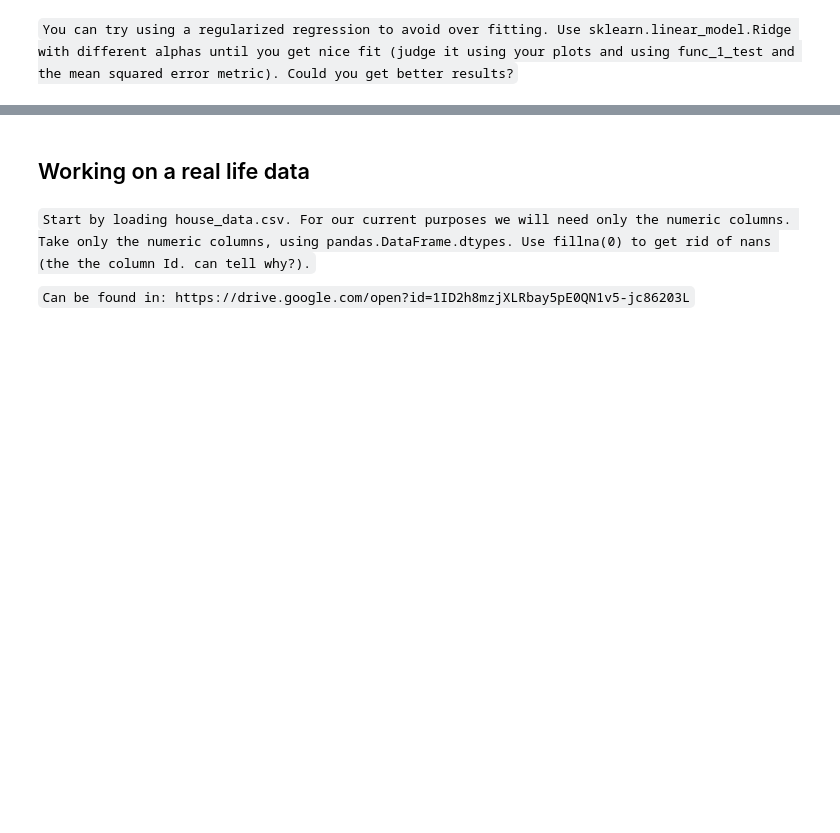
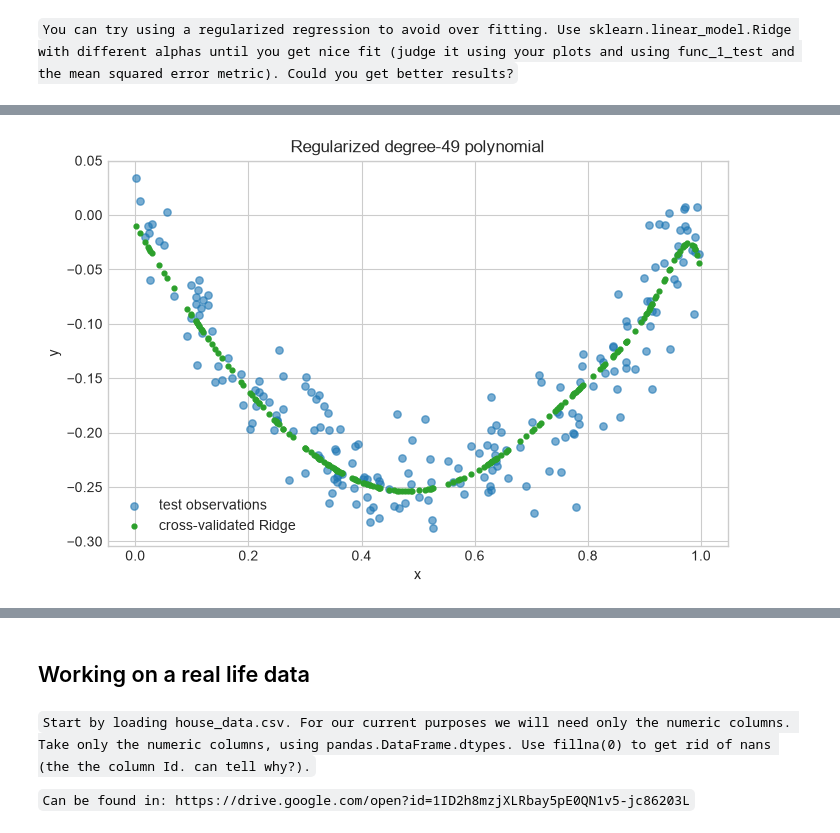
Before and after one commit to Avraham2489/DS_Training, a Jupyter notebook: D - ML/regression/exercise/regression.ipynb, the cells around one changed output, grey strips where cells are left out. Saved outputs shown, nothing was run; the diff lists cells and outputs as text; code cells hidden in the pictures; blank space fills up the shorter version.

```diff
--- a/D - ML/regression/exercise/regression.ipynb
+++ b/D - ML/regression/exercise/regression.ipynb
@@ -56,0 +751,80 @@ df = pd.read_csv('resources/func_1_test.csv')
+# %%
+polynomial_alpha_values = np.logspace(
+    start=-8.0,
+    stop=4.0,
+    num=33,
+    base=10.0,
+)
+polynomial_ridge_search = fit_ridge_search(
+    training_features=polynomial_training_features,
+    training_target=function_training_target,
+    alpha_values=polynomial_alpha_values,
+    random_seed=RANDOM_SEED,
+    number_of_splits=5,
+)
+polynomial_ridge_test_prediction = polynomial_ridge_search.predict(
+    X=polynomial_testing_features,
+)
+polynomial_ridge_train_metrics = evaluate_regressor(
+    regression_model=polynomial_ridge_search,
+    feature_data=polynomial_training_features,
+    target_data=function_training_target,
+)
+polynomial_ridge_test_metrics = evaluate_regressor(
+    regression_model=polynomial_ridge_search,
+    feature_data=polynomial_testing_features,
+    target_data=function_testing_target,
+)
+
+polynomial_ridge_figure, polynomial_ridge_axes = plt.subplots(
+    nrows=1,
+    ncols=1,
+    figsize=(8, 5),
+)
+polynomial_ridge_axes.scatter(
+    x=function_test_data.loc[:, "x"],
+    y=function_test_data.loc[:, "y"],
+    s=28,
+    alpha=0.6,
+    label="test observations",
+)
+polynomial_ridge_axes.scatter(
+    x=function_test_data.loc[:, "x"],
+    y=polynomial_ridge_test_prediction,
+    s=12,
+    color="tab:green",
+    label="cross-validated Ridge",
+)
+polynomial_ridge_axes.set(
+    title="Regularized degree-49 polynomial",
+    xlabel="x",
+    ylabel="y",
+)
+polynomial_ridge_axes.legend()
+plt.show()
+
+polynomial_regularization_results = pd.DataFrame(
+    data=[
+        {
+            "model": "Degree-49 OLS",
+            "selected_alpha": 0.0,
+            "training_mse": polynomial_ols_train_metrics.mean_squared_error,
+            "test_mse": polynomial_ols_test_metrics.mean_squared_error,
+        },
+        {
+            "model": "Degree-49 Ridge",
+            "selected_alpha": (
+                polynomial_ridge_search.best_params_["ridge__alpha"]
+            ),
+            "training_mse": polynomial_ridge_train_metrics.mean_squared_error,
+            "test_mse": polynomial_ridge_test_metrics.mean_squared_error,
+        },
+    ]
+).set_index(keys="model")
+polynomial_regularization_results.loc[:, "improved_vs_ols"] = (
+    polynomial_regularization_results.loc[:, "test_mse"]
+    < polynomial_ols_test_metrics.mean_squared_error
+)
+polynomial_regularization_results
+# %% [output]
+[figure, added]
```
Also changed, not shown: parts of 46 cells of this notebook, 9 other files.
